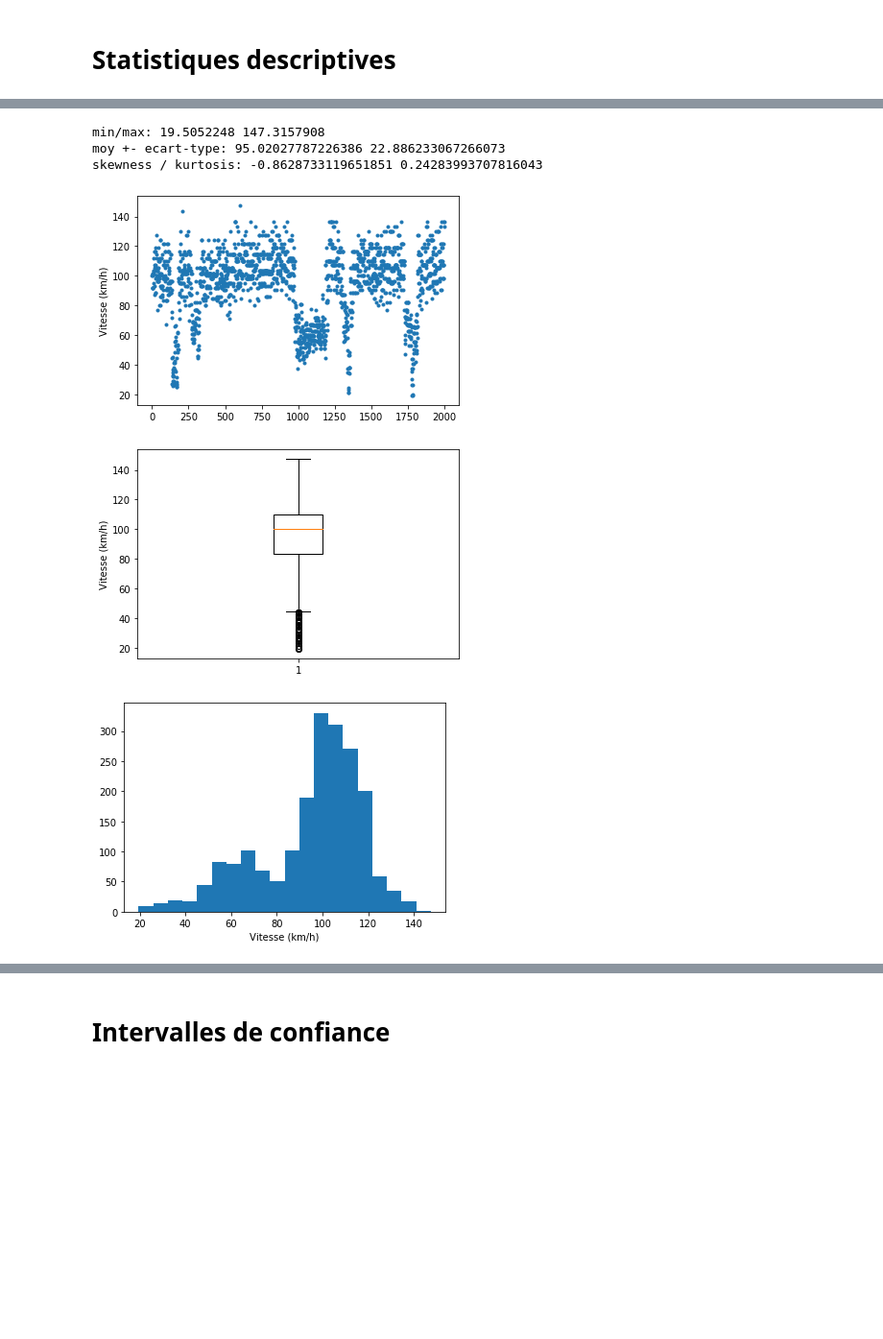
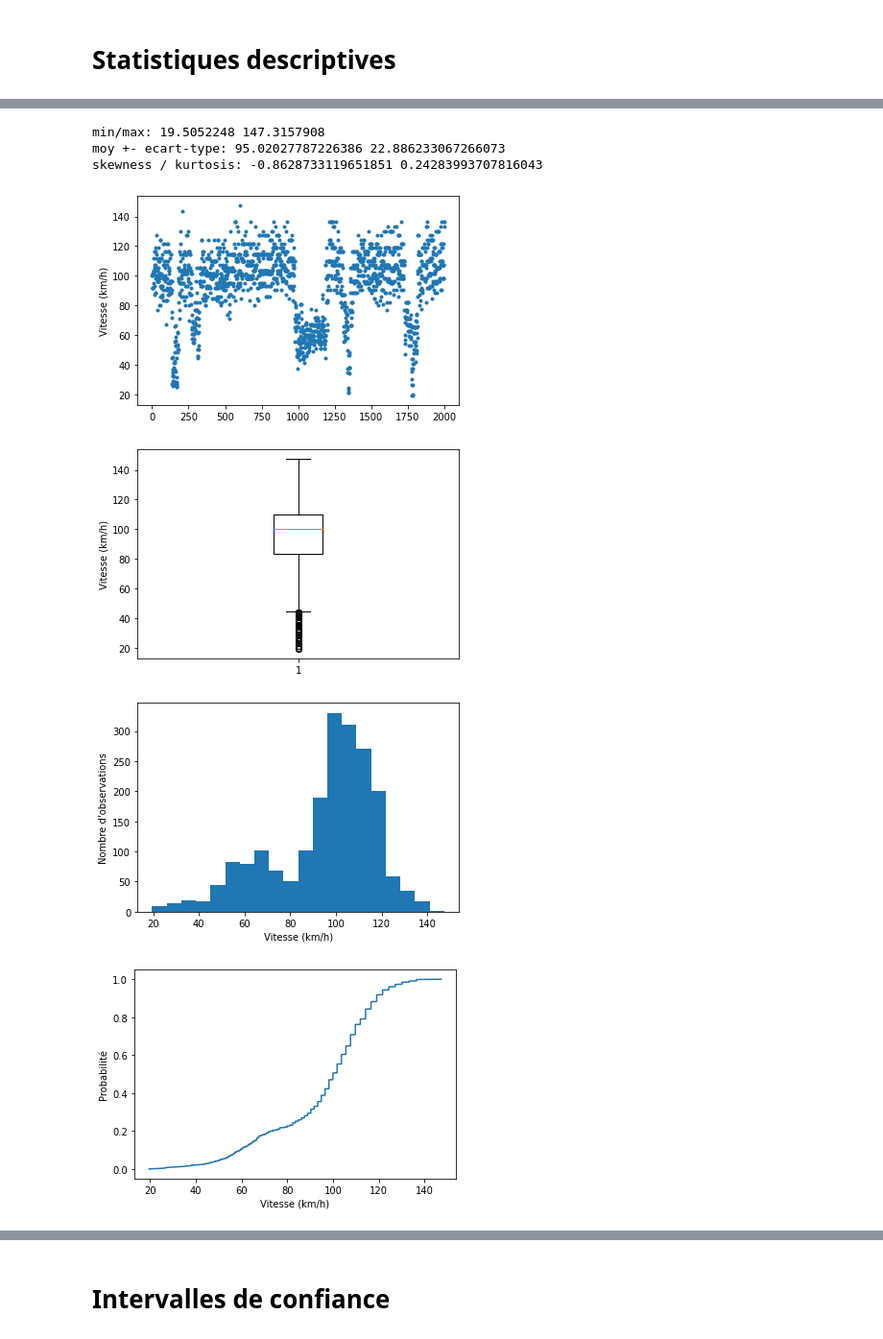
Before and after one commit to nsaunier/CIV8760, a Jupyter notebook: 06-analyse-statistique.ipynb, the cells around one changed output, grey strips where cells are left out. Shown at 96% size. Saved outputs shown, nothing was run; the diff lists cells and outputs as text; code cells hidden in the pictures; blank space fills up the shorter version.

```diff
--- a/06-analyse-statistique.ipynb
+++ b/06-analyse-statistique.ipynb
@@ -17,25 +74,32 @@ def stats(x):
 # %%
 vitesses = 3.6*np.loadtxt('donnees/vitesses-bt-b-a.txt') # en km/h
 plt.figure()
 plt.plot(vitesses,'.')
 plt.ylabel('Vitesse (km/h)')
 
 plt.figure()
 plt.boxplot(vitesses)
 plt.ylabel('Vitesse (km/h)')
 
 plt.figure()
 plt.hist(vitesses,20)
 plt.xlabel('Vitesse (km/h)')
-#plt.show()
+plt.ylabel('Nombre d\'observations')
+
+plt.figure()
+plt.plot(sorted(vitesses), np.arange(1,len(vitesses)+1)/len(vitesses))
+plt.xlabel('Vitesse (km/h)')
+plt.ylabel('Probabilité')
+
 stats(vitesses)
 # %% [output]
 min/max: 19.5052248 147.3157908
 moy +- ecart-type: 95.02027787226386 22.886233067266073
 skewness / kurtosis: -0.8628733119651851 0.24283993707816043
 [figure]
 [figure]
-[figure, old version]
+[figure, new version]
+[figure, added]
 # %%
 # distribution avec une valeur aberrante (ou atypique)
 x = [100]*100
```
Also changed, not shown: parts of 7 cells of this notebook, 1 other file.
